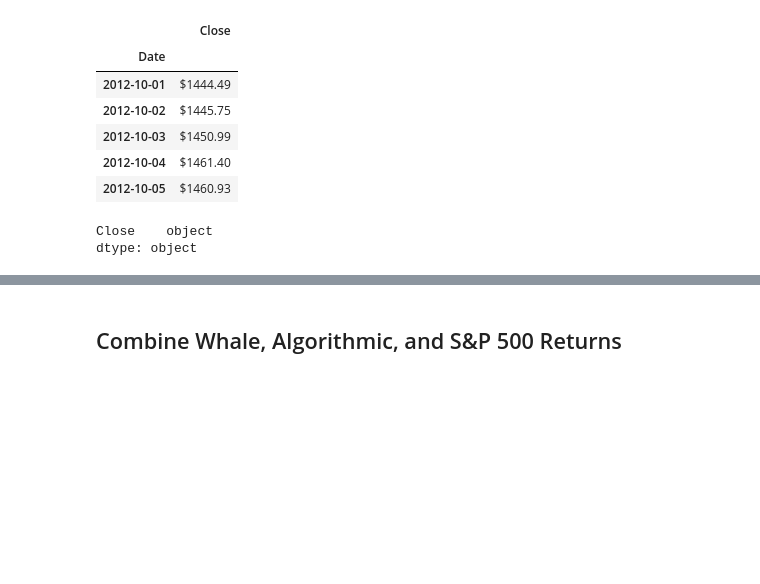
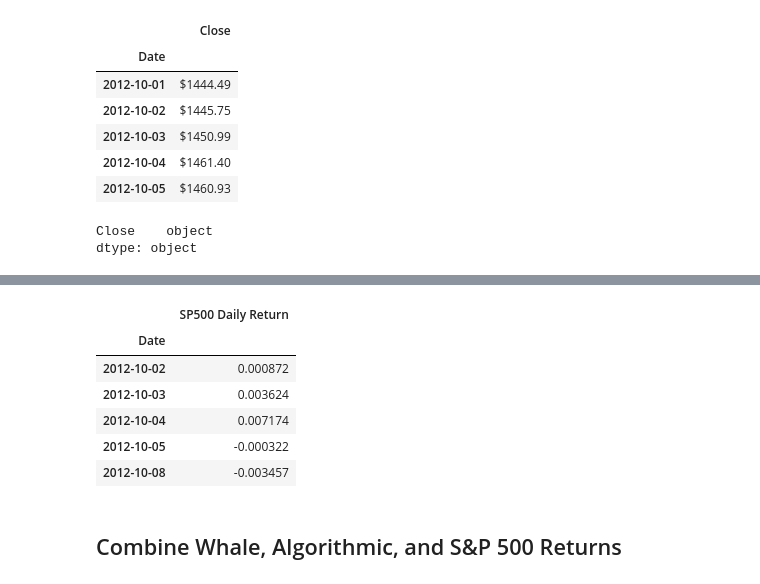
Before and after one commit to gerxxoo/Module_4_challenge, a Jupyter notebook: Starter_Code/whale_analysis.ipynb, the cells around one changed output, grey strips where cells are left out. Saved outputs shown, nothing was run; the diff lists cells and outputs as text; code cells hidden in the pictures; blank space fills up the shorter version.

```diff
--- a/Starter_Code/whale_analysis.ipynb
+++ b/Starter_Code/whale_analysis.ipynb
@@ -145,5 +173,15 @@ sp500.head()
 # %%
 # Rename `Close` Column to be specific to this portfolio.
+clean_sp500.columns = ['SP500 Daily Return']
+clean_sp500.head()
+# %% [output]
+|  | SP500 Daily Return |
+| Date |  |
+| 2012-10-02 | 0.000872 |
+| 2012-10-03 | 0.003624 |
+| 2012-10-04 | 0.007174 |
+| 2012-10-05 | -0.000322 |
+| 2012-10-08 | -0.003457 |
 # %% [markdown]
 ## Combine Whale, Algorithmic, and S&P 500 Returns
 # %%
```
Also changed, not shown: parts of 7 cells of this notebook.
